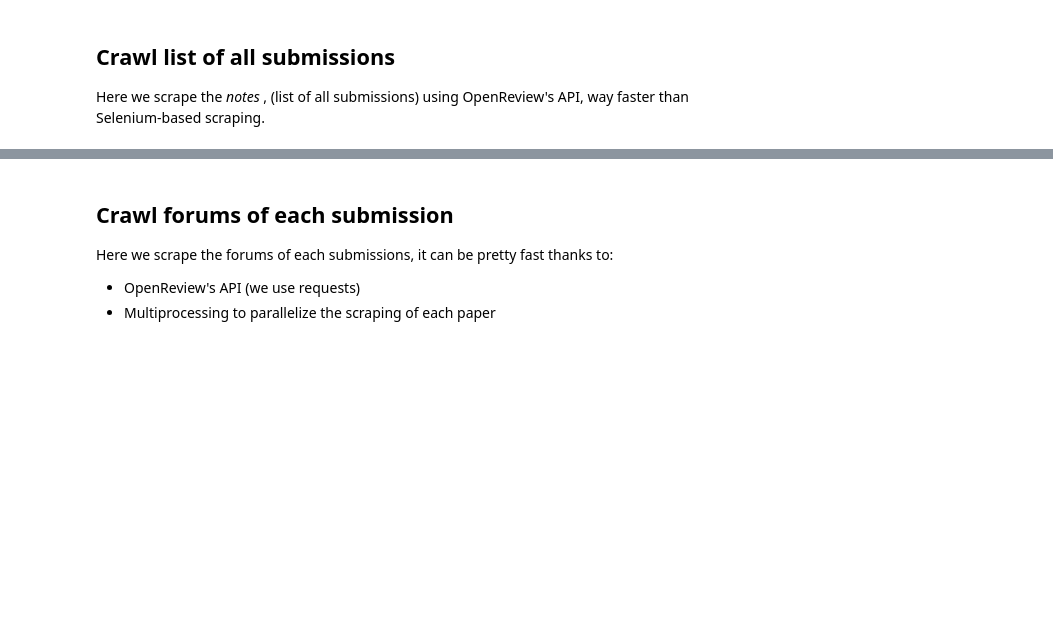
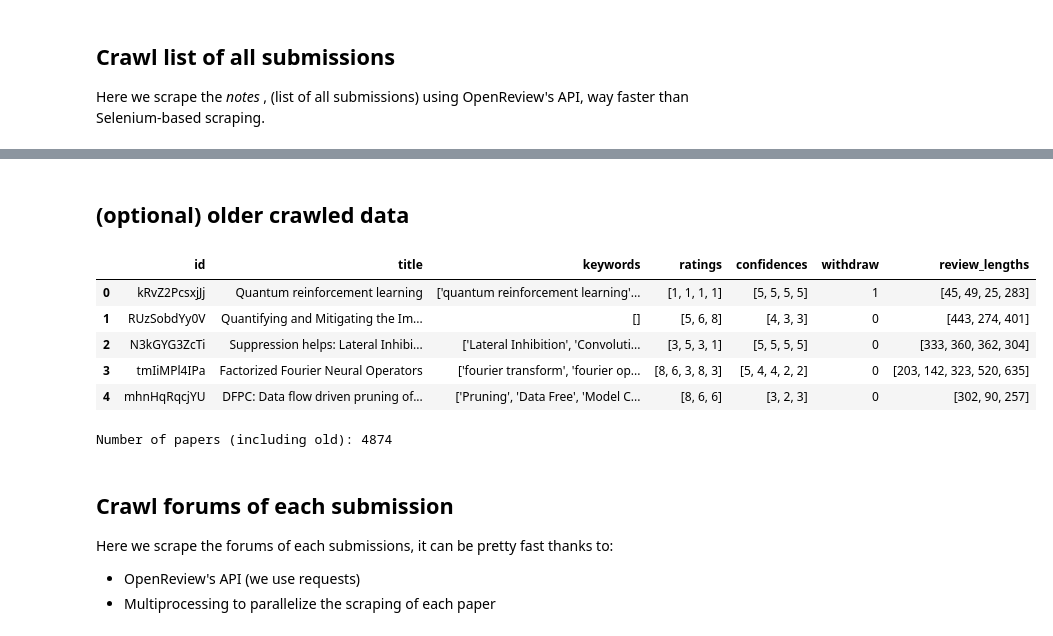
Before and after one commit to fedebotu/ICLR2023-OpenReviewData, a Jupyter notebook: notebooks/0a. Parse data.ipynb, the cells around one changed output, grey strips where cells are left out. Drawn from its saved outputs; the diff is of its cells as text; code cells hidden in the pictures; blank space fills up the shorter version.

```diff
--- a/notebooks/0a. Parse data.ipynb
+++ b/notebooks/0a. Parse data.ipynb
@@ -66,3 +68,21 @@ df_raw.head()
+# %% [markdown]
+## (optional) older crawled data
+# %%
+# Read data from old version
+df_old = pd.read_csv(DATA_PATH + 'iclr2023_20221120.csv')
+df_old.head()
+# %% [output]
+|  | id | title | keywords | ratings | confidences | withdraw | review_lengths |
+| 0 | kRvZ2PcsxjJj | Quantum reinforcement learning | ['quantum reinforcement learning'... | [1, 1, 1, 1] | [5, 5, 5, 5] | 1 | [45, 49, 25, 283] |
+| 1 | RUzSobdYy0V | Quantifying and Mitigating the Im... | [] | [5, 6, 8] | [4, 3, 3] | 0 | [443, 274, 401] |
+| 2 | N3kGYG3ZcTi | Suppression helps: Lateral Inhibi... | ['Lateral Inhibition', 'Convoluti... | [3, 5, 3, 1] | [5, 5, 5, 5] | 0 | [333, 360, 362, 304] |
+| 3 | tmIiMPl4IPa | Factorized Fourier Neural Operators | ['fourier transform', 'fourier op... | [8, 6, 3, 8, 3] | [5, 4, 4, 2, 2] | 0 | [203, 142, 323, 520, 635] |
+| 4 | mhnHqRqcjYU | DFPC: Data flow driven pruning of... | ['Pruning', 'Data Free', 'Model C... | [8, 6, 6] | [3, 2, 3] | 0 | [302, 90, 257] |
+# %%
+papers_ids = df_old['id'].values
+print("Number of papers (including old):", len(papers_ids))
+# %% [output]
+Number of papers (including old): 4874
 # %% [markdown]
 ## Crawl forums of each submission
 Here we scrape the forums of each submissions, it can be pretty fast thanks to:
```
Also changed, not shown: parts of 10 cells of this notebook, 1 other file.
